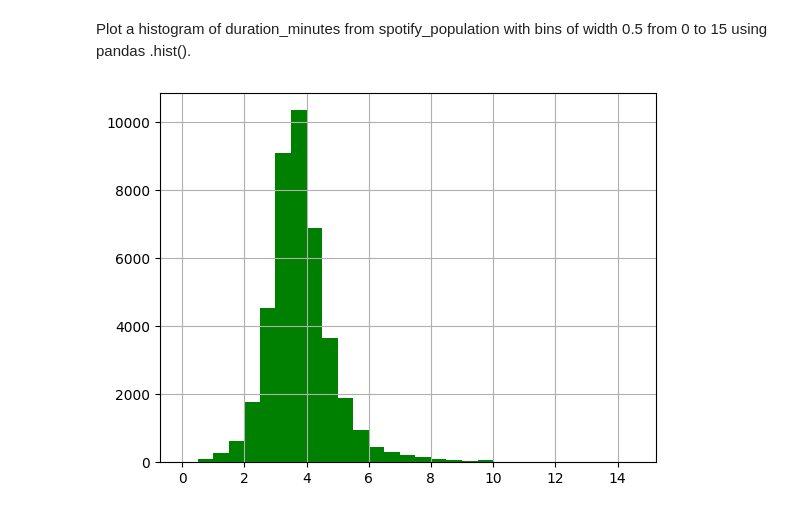
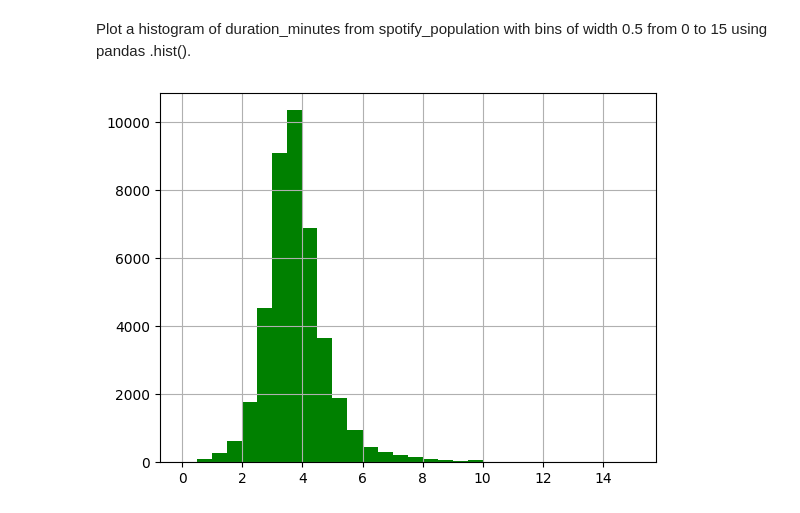
Before and after one commit to yazanhannun/Sampling-in-Python, a Jupyter notebook: 1_ Introduction to Sampling.ipynb, the cells around one changed output. Saved outputs shown, nothing was run; the diff lists cells and outputs as text; code cells hidden in the pictures.

```diff
--- a/1_ Introduction to Sampling.ipynb
+++ b/1_ Introduction to Sampling.ipynb
@@ -143,7 +143,7 @@ Let's look at another sample to see if it is representative of the population. T
 Plot a histogram of duration_minutes from spotify_population with bins of width 0.5 from 0 to 15 using pandas .hist().
 # %%
 # Visualize the distribution of duration_minutes as a histogram
-spotify_population['duration_minutes'].hist(bins=np.arange(0, 15, 0.5), color = 'green')
+spotify_population['duration_minutes'].hist(bins=np.arange(0, 15.5, 0.5), color = 'green')
 plt.show()
 # %% [output]
-[figure, old version]
+[figure, new version]
```
Also changed, not shown: parts of 4 cells of this notebook.
